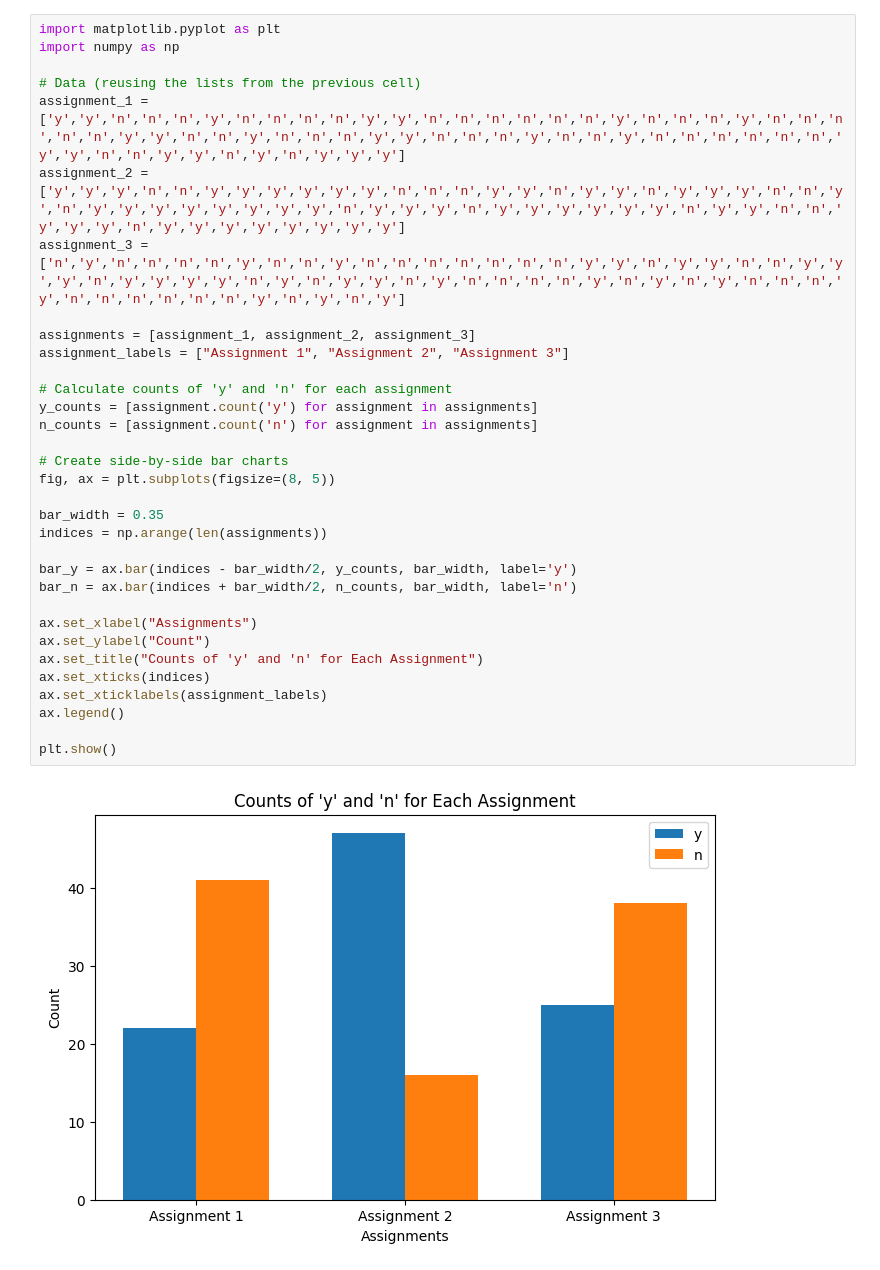
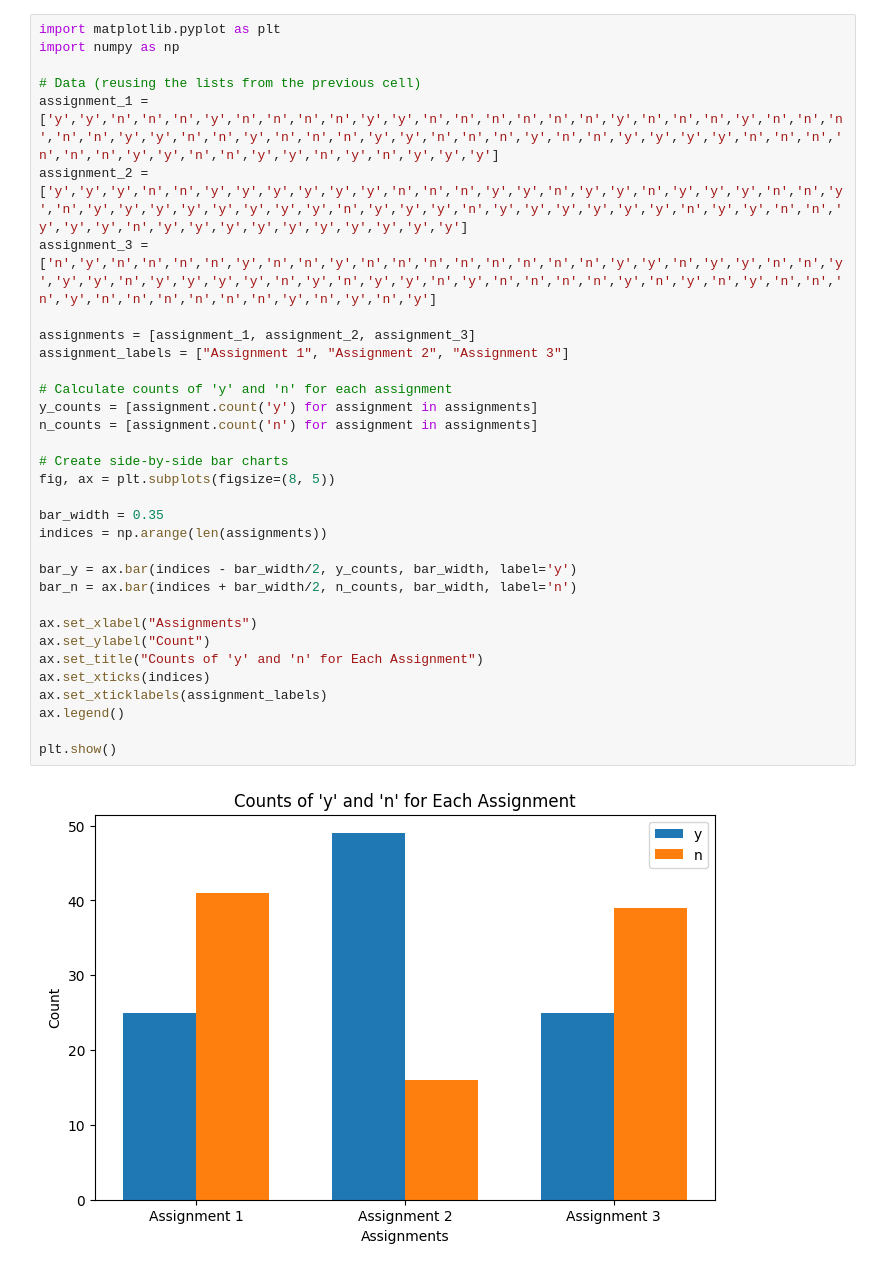
Before and after one commit to kirthigopi2307/Kirthiga-, a Jupyter notebook: Untitled19.ipynb, the cells around one changed output. Drawn from its saved outputs; the diff is of its cells as text.

```diff
--- a/Untitled19.ipynb
+++ b/Untitled19.ipynb
@@ -4,34 +4,34 @@
 import matplotlib.pyplot as plt
 import numpy as np
 
 # Data (reusing the lists from the previous cell)
-assignment_1 = ['y','y','n','n','n','y','n','n','n','n','y','y','n','n','n','n','n','n','y','n','n','n','y','n','n','n','n','n','y','y','n','n','y','n','n','n','y','y','n','n','n','y','n','n','y','n','n','n','n','n','n','y','y','n','n','y','y','n','y','n','y','y','y']
-assignment_2 = ['y','y','y','n','n','y','y','y','y','y','y','n','n','n','y','y','n','y','y','n','y','y','y','n','n','y','n','y','y','y','y','y','y','y','y','n','y','y','y','n','y','y','y','y','y','y','n','y','y','n','n','y','y','y','n','y','y','y','y','y','y','y','y']
-assignment_3 = ['n','y','n','n','n','n','y','n','n','y','n','n','n','n','n','n','n','y','y','n','y','y','n','n','y','y','y','n','y','y','y','y','n','y','n','y','y','n','y','n','n','n','n','y','n','y','n','y','n','n','n','y','n','n','n','n','n','n','y','n','y','n','y']
+assignment_1 = ['y','y','n','n','n','y','n','n','n','n','y','y','n','n','n','n','n','n','y','n','n','n','y','n','n','n','n','n','y','y','n','n','y','n','n','n','y','y','n','n','n','y','n','n','y','y','y','y','n','n','n','n','n','n','y','y','n','n','y','y','n','y','n','y','y','y']
+assignment_2 = ['y','y','y','n','n','y','y','y','y','y','y','n','n','n','y','y','n','y','y','n','y','y','y','n','n','y','n','y','y','y','y','y','y','y','y','n','y','y','y','n','y','y','y','y','y','y','n','y','y','n','n','y','y','y','n','y','y','y','y','y','y','y','y','y','y']
+assignment_3 = ['n','y','n','n','n','n','y','n','n','y','n','n','n','n','n','n','n','n','y','y','n','y','y','n','n','y','y','y','n','y','y','y','y','n','y','n','y','y','n','y','n','n','n','n','y','n','y','n','y','n','n','n','y','n','n','n','n','n','n','y','n','y','n','y']
 
 assignments = [assignment_1, assignment_2, assignment_3]
 assignment_labels = ["Assignment 1", "Assignment 2", "Assignment 3"]
 
 # Calculate counts of 'y' and 'n' for each assignment
 y_counts = [assignment.count('y') for assignment in assignments]
 n_counts = [assignment.count('n') for assignment in assignments]
 
 # Create side-by-side bar charts
 fig, ax = plt.subplots(figsize=(8, 5))
 
 bar_width = 0.35
 indices = np.arange(len(assignments))
 
 bar_y = ax.bar(indices - bar_width/2, y_counts, bar_width, label='y')
 bar_n = ax.bar(indices + bar_width/2, n_counts, bar_width, label='n')
 
 ax.set_xlabel("Assignments")
 ax.set_ylabel("Count")
 ax.set_title("Counts of 'y' and 'n' for Each Assignment")
 ax.set_xticks(indices)
 ax.set_xticklabels(assignment_labels)
 ax.legend()
 
 plt.show()
 # %% [output]
-[figure, old version]
+[figure, new version]
```
Also changed, not shown: parts of 1 cell of this notebook.
